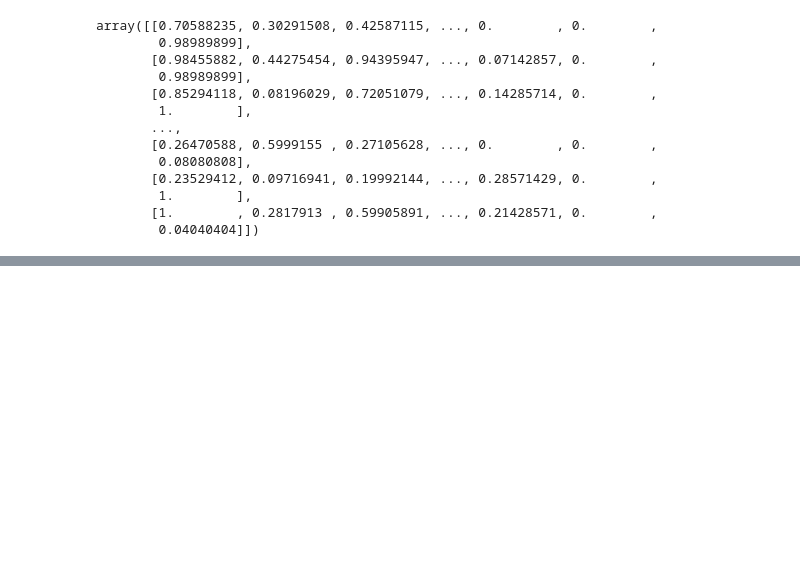
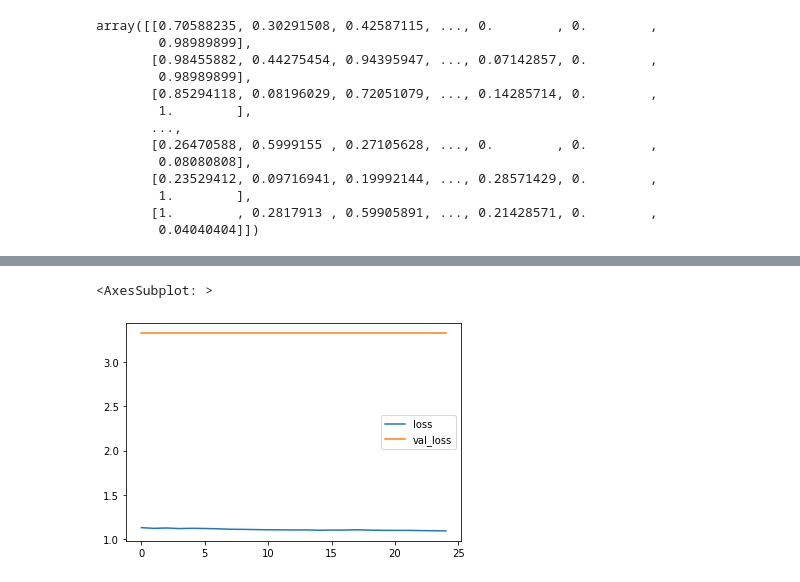
Before and after one commit to shivanipriya89/practicetensor, a Jupyter notebook: thekeras.ipynb, the cells around one changed output, grey strips where cells are left out. Saved outputs shown, nothing was run; the diff lists cells and outputs as text; code cells hidden in the pictures; blank space fills up the shorter version.

```diff
--- a/thekeras.ipynb
+++ b/thekeras.ipynb
@@ -3834,7 +3847,7 @@ model.add(Dense(1,activation="relu"))
 #Also add in the validation data for later plotting.
 #Optional: add in a batch_size of 256.**
 # %%
-model.compile(optimizer="adam",loss="mse")
+model.compile(optimizer="adam",loss="binary_crossentropy")
 # %%
 model.fit(x=x_train,y=y_train,validation_data=(x_test,y_test),batch_size=256,epochs=25)
 # %% [output]
@@ -3858,0 +3894,2 @@ Epoch 25/25
+# %%
+model_history=pd.DataFrame(model.history.history)
@@ -3858,0 +3918,5 @@ Epoch 25/25
+# %%
+model_history.plot() # Validation loss versus the training loss
+# %% [output]
+<AxesSubplot: >
+[figure, added]
```
Also changed, not shown: parts of 21 cells of this notebook.
